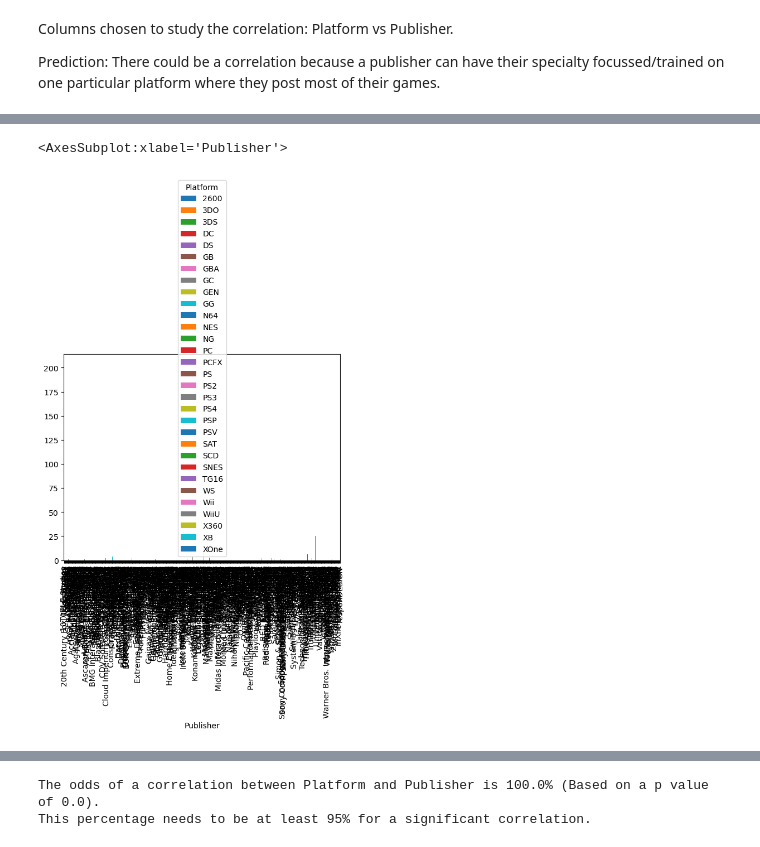
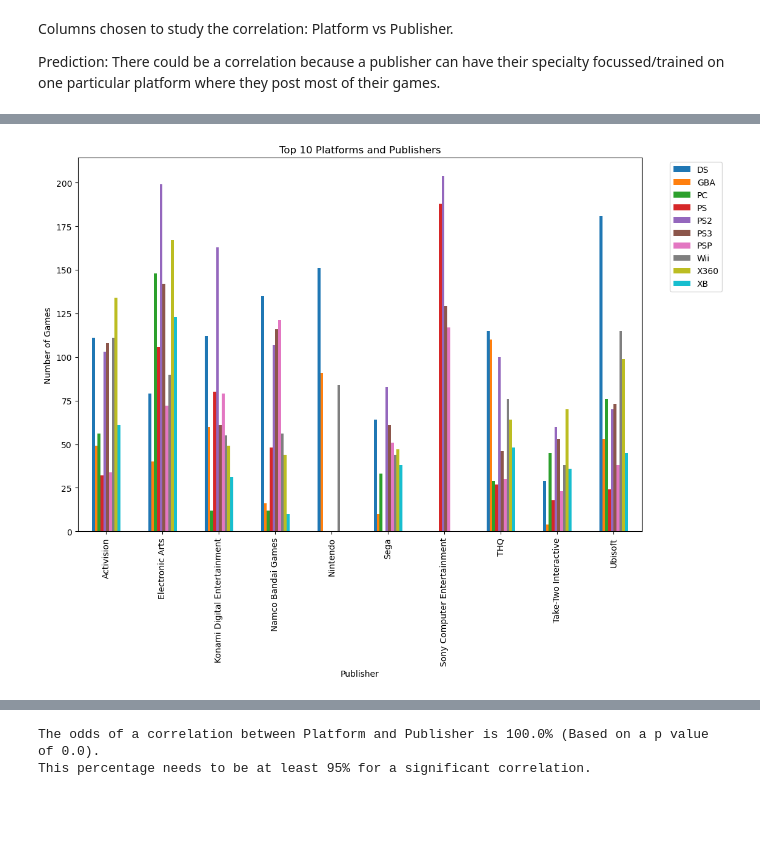
Before and after one commit to ThomasvanOtterloo/Data-Science-portfolio, a Jupyter notebook: Portfolio assignment 14.ipynb, the cells around one changed output, grey strips where cells are left out. Cells and saved outputs as stored; diff of their text form; code cells hidden in the pictures; blank space fills up the shorter version.

```diff
--- a/Portfolio assignment 14.ipynb
+++ b/Portfolio assignment 14.ipynb
@@ -59,5 +40,0 @@ create_contingency_table(games, 'Platform','Publisher')
-# %%
-penguinsContingencyTable.plot(kind='bar')
-# %% [output]
-<AxesSubplot:xlabel='Publisher'>
-[figure, removed]
@@ -66,0 +41,26 @@ def create_contingency_table(dataset, column1, column2):
+# %%
+import matplotlib.pyplot as plt
+
+def create_contingency_table(dataset, column1, column2):
+    top_platforms = dataset[column1].value_counts().nlargest(10).index
+    top_publishers = dataset[column2].value_counts().nlargest(10).index
+    dataset = dataset[dataset[column1].isin(top_platforms) & dataset[column2].isin(top_publishers)]
+    return dataset.groupby([column1, column2]).size().unstack(column1, fill_value=0)
+
+contingencyTable = create_contingency_table(games, 'Platform', 'Publisher')
+
+# create bar plot
+ax = contingencyTable.plot(kind='bar', figsize=(12, 8))
+
+# add labels and title
+ax.set_xlabel('Publisher')
+ax.set_ylabel('Number of Games')
+ax.set_title('Top 10 Platforms and Publishers')
+
+# adjust legend position
+ax.legend(loc='upper right', bbox_to_anchor=(1.15, 1.0))
+
+# display plot
+plt.show()
+# %% [output]
+[figure, added]
```
Also changed, not shown: parts of 12 cells of this notebook, 32 other files.
